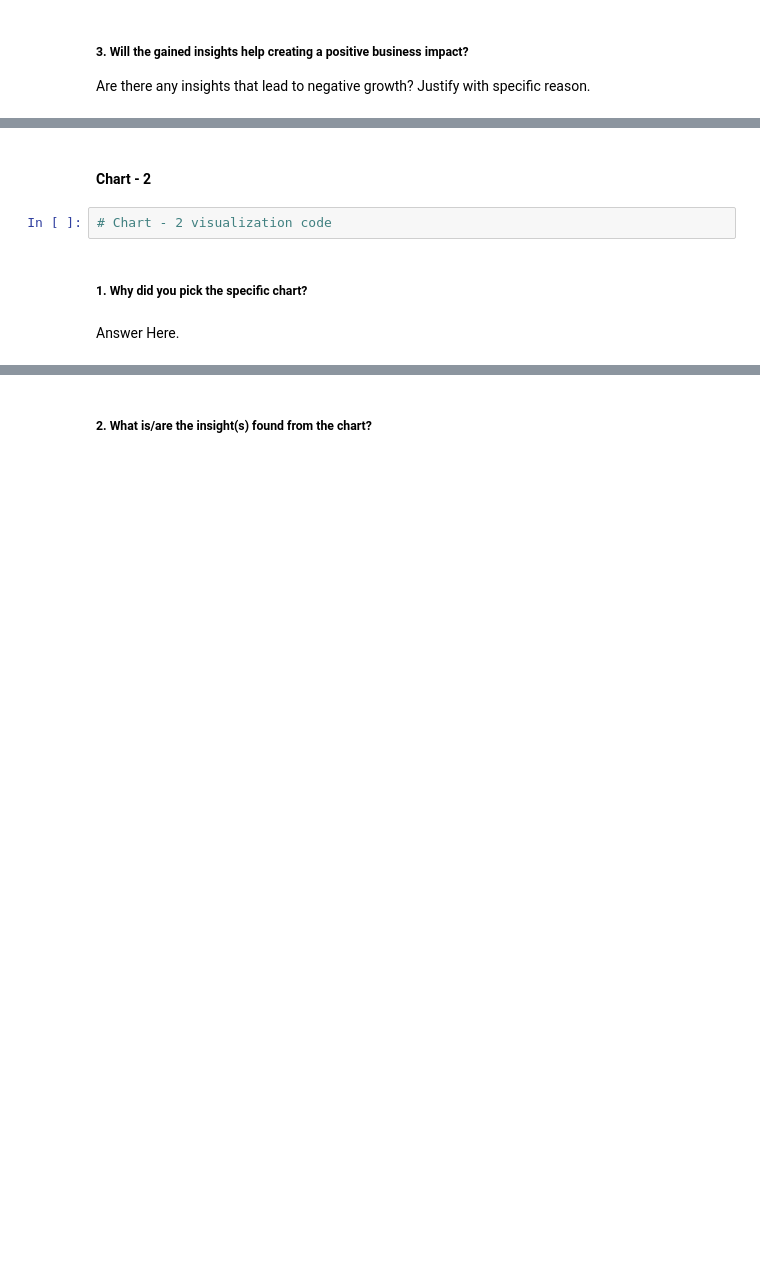
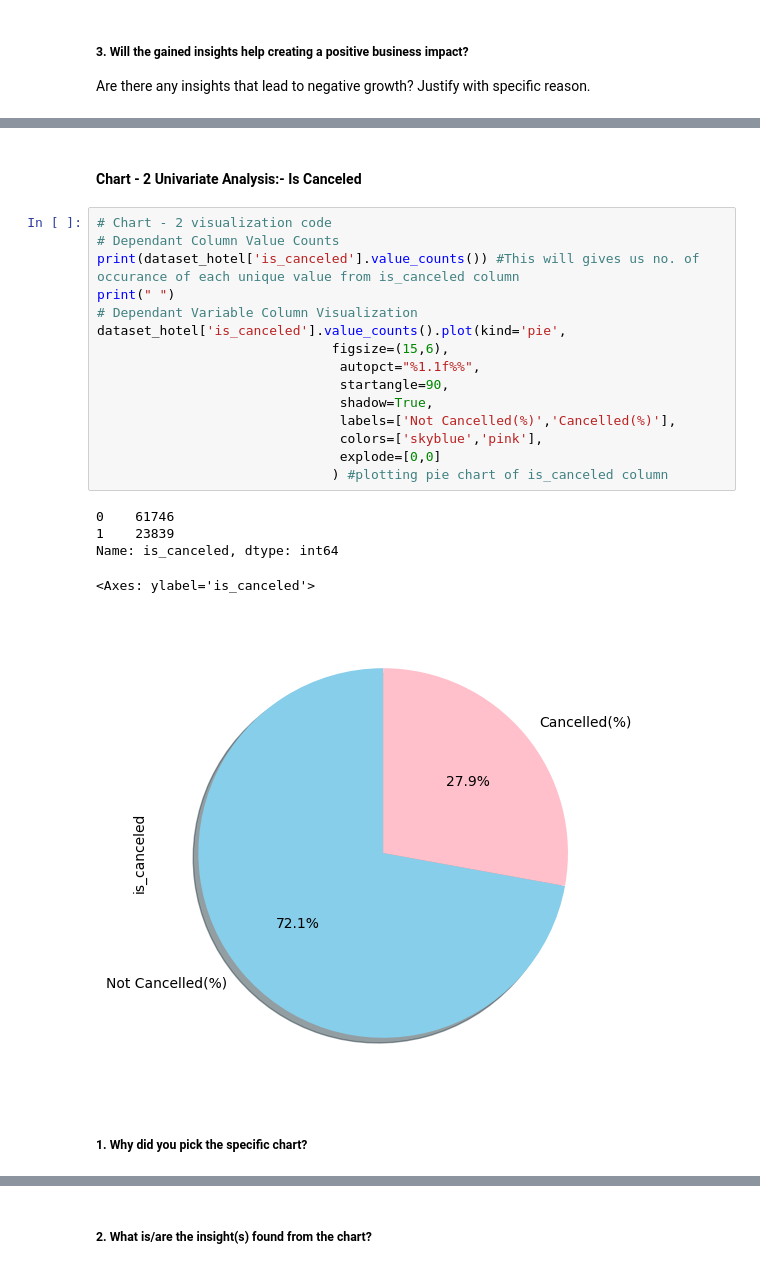
Before and after one commit to priyarane879/Hotel-Booking-Analysis, a Jupyter notebook: Priya_Naik_Hotel_Booking_Analysis_EDA_project.ipynb, the cells around one changed output, grey strips where cells are left out. Cells and saved outputs as stored; diff of their text form; blank space fills up the shorter version.

```diff
--- a/Priya_Naik_Hotel_Booking_Analysis_EDA_project.ipynb
+++ b/Priya_Naik_Hotel_Booking_Analysis_EDA_project.ipynb
@@ -555,8 +579,25 @@ Answer Here
 # %% [markdown]
-#### Chart - 2
+#### Chart - 2  Univariate Analysis:- Is Canceled
-# %%
-# Chart - 2 visualization code
+# %%
+# Chart - 2 visualization code
+# Dependant Column Value Counts
+print(dataset_hotel['is_canceled'].value_counts()) #This will gives us no. of occurance of each unique value from is_canceled column
+print(" ")
+# Dependant Variable Column Visualization
+dataset_hotel['is_canceled'].value_counts().plot(kind='pie',
+                              figsize=(15,6),
+                               autopct="%1.1f%%",
+                               startangle=90,
+                               shadow=True,
+                               labels=['Not Cancelled(%)','Cancelled(%)'],
+                               colors=['skyblue','pink'],
+                               explode=[0,0]
+                              ) #plotting pie chart of is_canceled column
+# %% [output]
+0    61746
+1    23839
+Name: is_canceled, dtype: int64
+<Axes: ylabel='is_canceled'>
+[figure, added]
 # %% [markdown]
 ##### 1. Why did you pick the specific chart?
-# %% [markdown]
-Answer Here.
```
Also changed, not shown: parts of 159 cells of this notebook.
